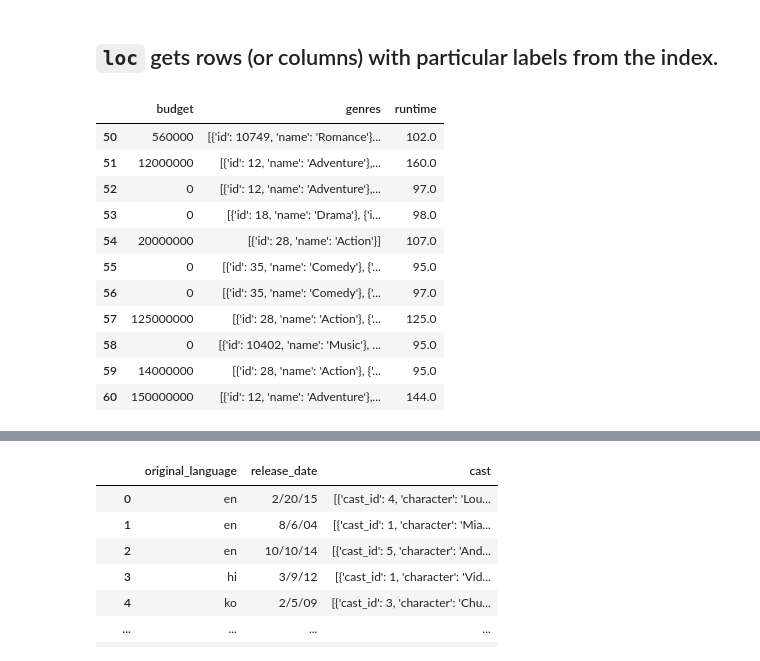
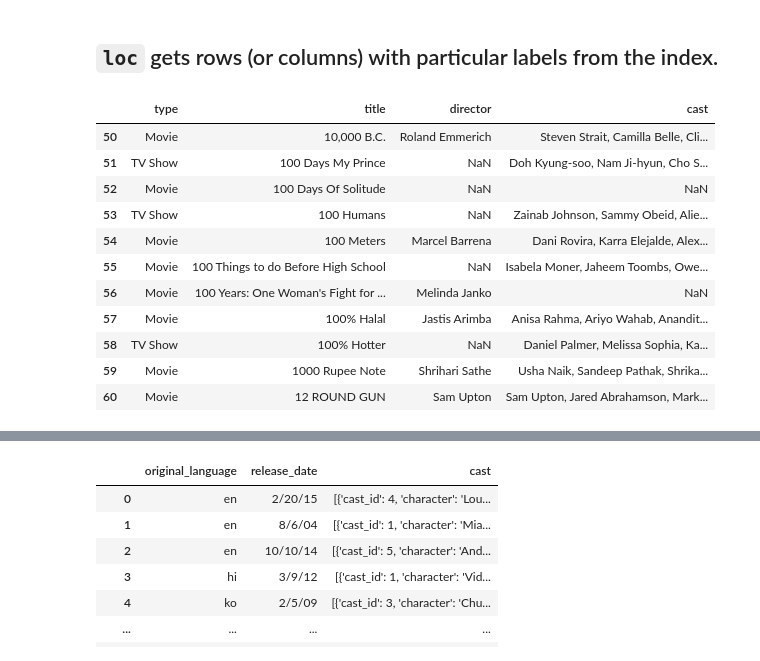
Before and after one commit to shivanginayak-bit/shivanginayak-bit, a Jupyter notebook: Pandas_Operations.ipynb, the cells around one changed output, grey strips where cells are left out. Cells and saved outputs as stored; diff of their text form; code cells hidden in the pictures.

```diff
--- a/Pandas_Operations.ipynb
+++ b/Pandas_Operations.ipynb
@@ -19,7 +21,7 @@ Mounted at /content/drive
 ## Let us read our data first
 # %%
 # loading csv File
-file_path = '/content/drive/MyDrive/AlmaBetter/Cohort Nilgiri/Module 1/Week 3/Day 3/imdb_data.csv'
+file_path = '/content/NETFLIX MOVIES AND TV SHOWS CLUSTERING.csv'
 df=pd.read_csv(file_path)
 # %%
 df.shape
@@ -118,17 +153,17 @@ df.iloc[:,-3:]
 ## **<code>loc</code>** gets rows (or columns) with particular labels from the index.
 # %%
 # Now let us subset our dataframe in which we want to have first 8 rows identified with their rows labels and some named columns
-df.loc[50:60,['budget','genres','runtime']]
+df.loc[50:60,['type','title','director','cast']]
 # %% [output]
-|  | budget | genres | runtime |
-| 50 | 560000 | [{'id': 10749, 'name': 'Romance'}... | 102.0 |
-| 51 | 12000000 | [{'id': 12, 'name': 'Adventure'},... | 160.0 |
-| 52 | 0 | [{'id': 12, 'name': 'Adventure'},... | 97.0 |
-| 53 | 0 | [{'id': 18, 'name': 'Drama'}, {'i... | 98.0 |
-| 54 | 20000000 | [{'id': 28, 'name': 'Action'}] | 107.0 |
-| 55 | 0 | [{'id': 35, 'name': 'Comedy'}, {'... | 95.0 |
-| 56 | 0 | [{'id': 35, 'name': 'Comedy'}, {'... | 97.0 |
-| 57 | 125000000 | [{'id': 28, 'name': 'Action'}, {'... | 125.0 |
-| 58 | 0 | [{'id': 10402, 'name': 'Music'}, ... | 95.0 |
-| 59 | 14000000 | [{'id': 28, 'name': 'Action'}, {'... | 95.0 |
-| 60 | 150000000 | [{'id': 12, 'name': 'Adventure'},... | 144.0 |
+|  | type | title | director | cast |
+| 50 | Movie | 10,000 B.C. | Roland Emmerich | Steven Strait, Camilla Belle, Cli... |
+| 51 | TV Show | 100 Days My Prince | NaN | Doh Kyung-soo, Nam Ji-hyun, Cho S... |
+| 52 | Movie | 100 Days Of Solitude | NaN | NaN |
+| 53 | TV Show | 100 Humans | NaN | Zainab Johnson, Sammy Obeid, Alie... |
+| 54 | Movie | 100 Meters | Marcel Barrena | Dani Rovira, Karra Elejalde, Alex... |
+| 55 | Movie | 100 Things to do Before High School | NaN | Isabela Moner, Jaheem Toombs, Owe... |
+| 56 | Movie | 100 Years: One Woman's Fight for ... | Melinda Janko | NaN |
+| 57 | Movie | 100% Halal | Jastis Arimba | Anisa Rahma, Ariyo Wahab, Anandit... |
+| 58 | TV Show | 100% Hotter | NaN | Daniel Palmer, Melissa Sophia, Ka... |
+| 59 | Movie | 1000 Rupee Note | Shrihari Sathe | Usha Naik, Sandeep Pathak, Shrika... |
+| 60 | Movie | 12 ROUND GUN | Sam Upton | Sam Upton, Jared Abrahamson, Mark... |
```
Also changed, not shown: parts of 37 cells of this notebook.
